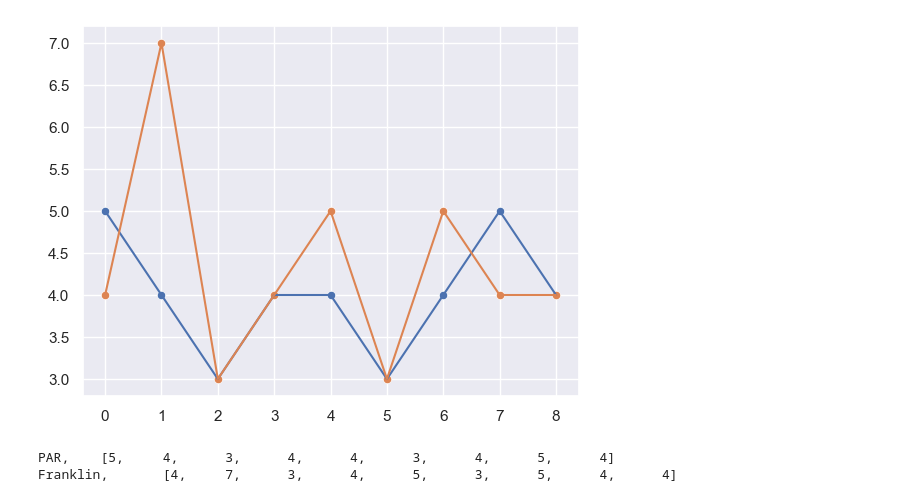
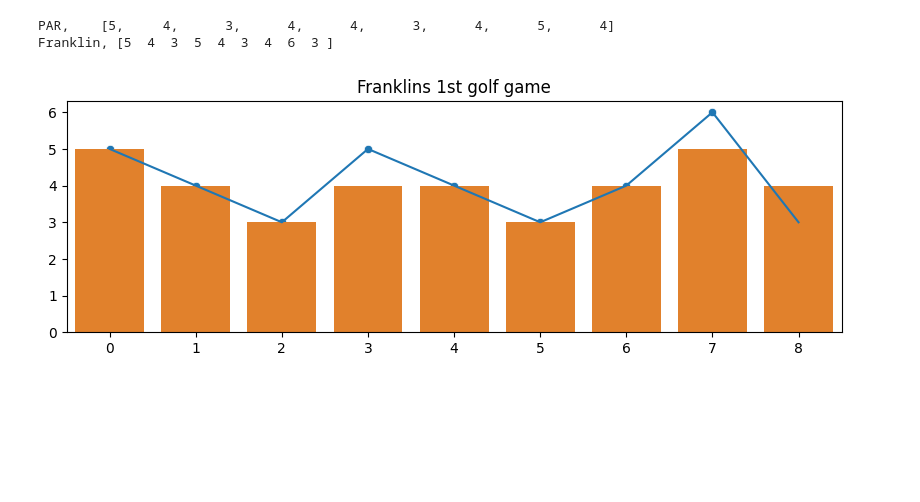
Before and after one commit to Tashaun33/On-par-for-a-game-, a Jupyter notebook: Franklin-2g.ipynb, the cells around one changed output. Cells and saved outputs as stored; diff of their text form; code cells hidden in the pictures; blank space fills up the shorter version.

```diff
--- a/Franklin-2g.ipynb
+++ b/Franklin-2g.ipynb
@@ -1,35 +1,27 @@
 # %%
 import numpy as np
 import pandas as pd
-import matplotlib.pyplot as plt
 import seaborn as sns
 
-#these are the tools
+
 data0 = ( 'hole,	1st,	2nd,	3rd,	4th,	5th,	6th,	7th,	8th,	9th')
 data1 =  ('PAR, 	[5,	4,	3,	4,	4,	3,	4,	5,	4]')
-data2 =  ('Franklin,	[4,	7,	3,	4,	5,	3,	5,	4,	4]')
-
-#change data into df, and this data is just fine as it presented
-#ETL done
+data2 =  ('Franklin, [5  4  3  5  4  3  4  6  3 ]')
 
 x = data1
 y = data2
-#
+
 df1=[5,	4,	3,	4,	4,	3,	4,	5,	4]
-df2=[4,	7,	3,	4,	5,	3,	5,	4,	4]
+df2=[5,4,3,5,4,3,4,6,3]
 
-
-sns.lineplot(data=df1)
+plt.figure(figsize=(10,3))
+plt.title('Franklins 1st golf game')
 sns.lineplot(data=df2)
-sns.scatterplot(data=df1)
 sns.scatterplot(data=df2)
-
-plt.show()
-
+sns.barplot(data=df1)
 print(x)
 print(y)
-# much more fluid now, getting my data to glow
 # %% [output]
+PAR,    [5,     4,      3,      4,      4,      3,      4,      5,      4]
+Franklin, [5  4  3  5  4  3  4  6  3 ]
-[figure, old version]
+[figure, new version]
-PAR,    [5,     4,      3,      4,      4,      3,      4,      5,      4]
-Franklin,       [4,     7,      3,      4,      5,      3,      5,      4,      4]
```
Also changed, not shown: parts of 12 cells of this notebook.
